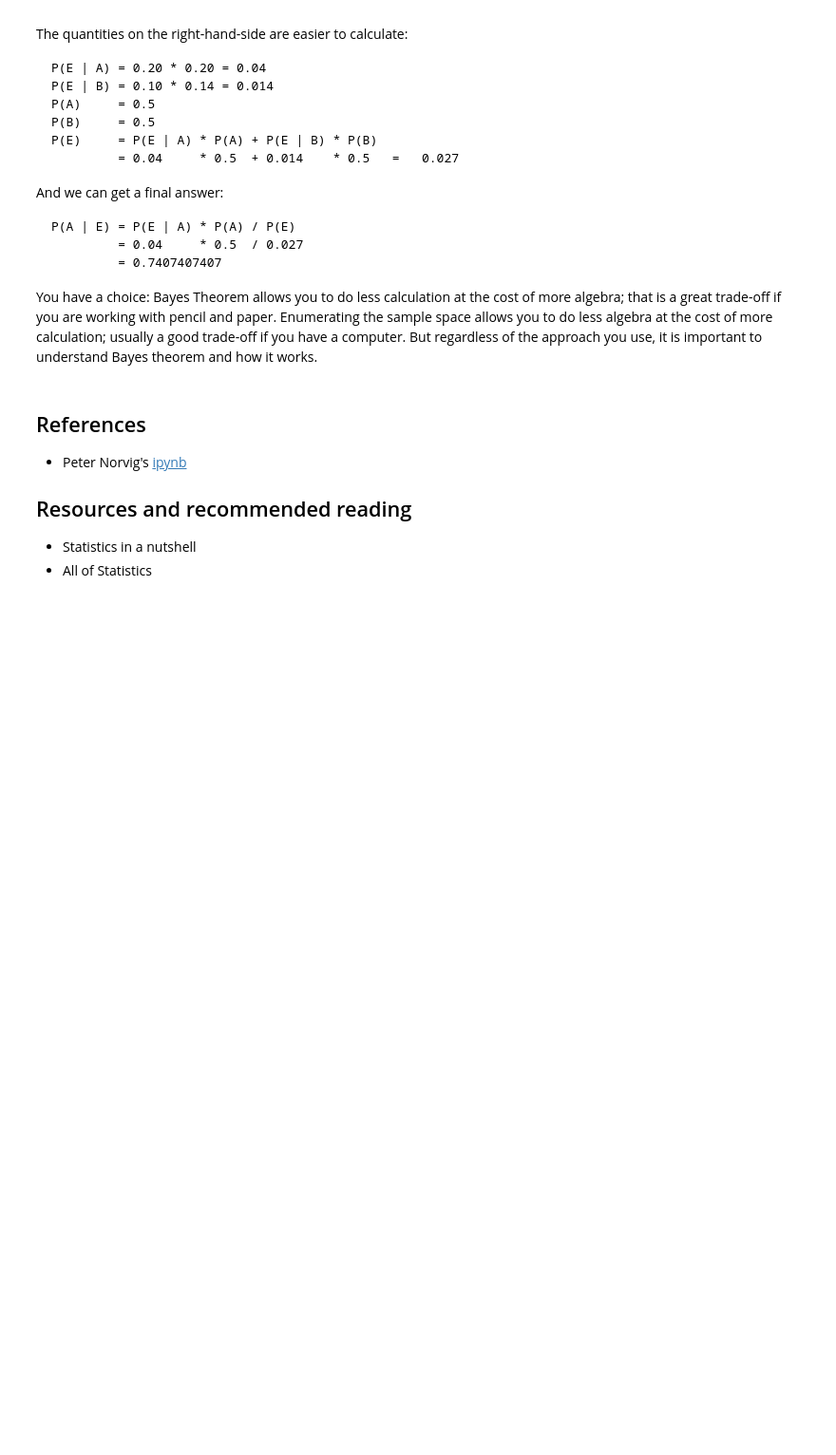
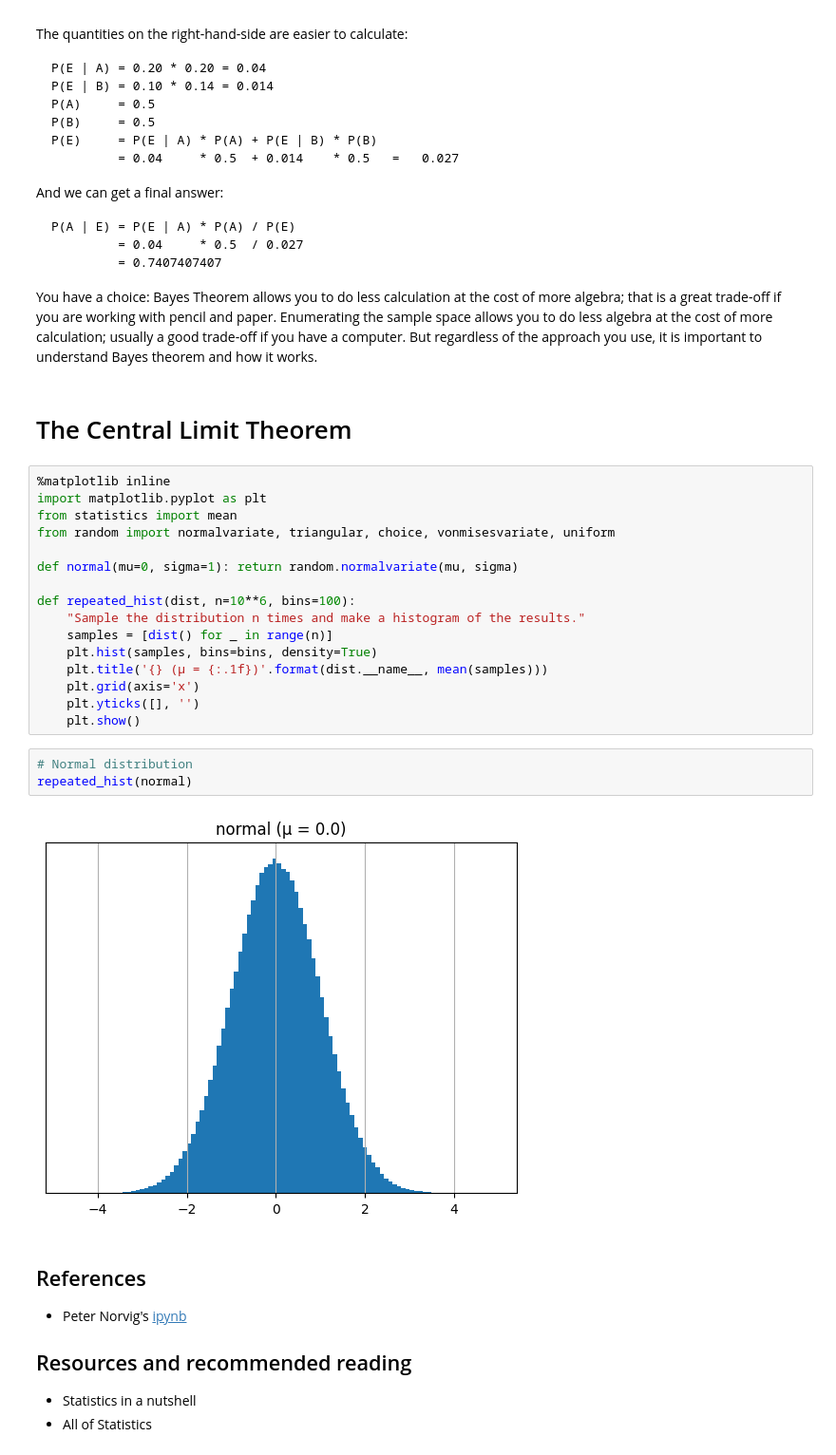
Before and after one commit to danicc097/numerical-analysis, a Jupyter notebook: Probability.ipynb, the cells around one changed output. Shown at 95% size. Saved outputs shown, nothing was run; the diff lists cells and outputs as text; blank space fills up the shorter version.

```diff
--- a/Probability.ipynb
+++ b/Probability.ipynb
@@ -553,6 +577,29 @@ paper. Enumerating the sample space allows you to do less algebra at the cost of
 more calculation; usually a good trade-off if you have a computer. But
 regardless of the approach you use, it is important to understand Bayes theorem
 and how it works.
+# %% [markdown]
+# The Central Limit Theorem
+# %%
+%matplotlib inline
+import matplotlib.pyplot as plt
+from statistics import mean
+from random import normalvariate, triangular, choice, vonmisesvariate, uniform
+
+def normal(mu=0, sigma=1): return random.normalvariate(mu, sigma)
+
+def repeated_hist(dist, n=10**6, bins=100):
+    "Sample the distribution n times and make a histogram of the results."
+    samples = [dist() for _ in range(n)]
+    plt.hist(samples, bins=bins, density=True)
+    plt.title('{} (μ = {:.1f})'.format(dist.__name__, mean(samples)))
+    plt.grid(axis='x')
+    plt.yticks([], '')
+    plt.show()
+# %%
+# Normal distribution
+repeated_hist(normal)
+# %% [output]
+[figure, added]
 # %% [markdown]
 
 ## References
```
Also changed, not shown: parts of 6 cells of this notebook, 2 other files.
